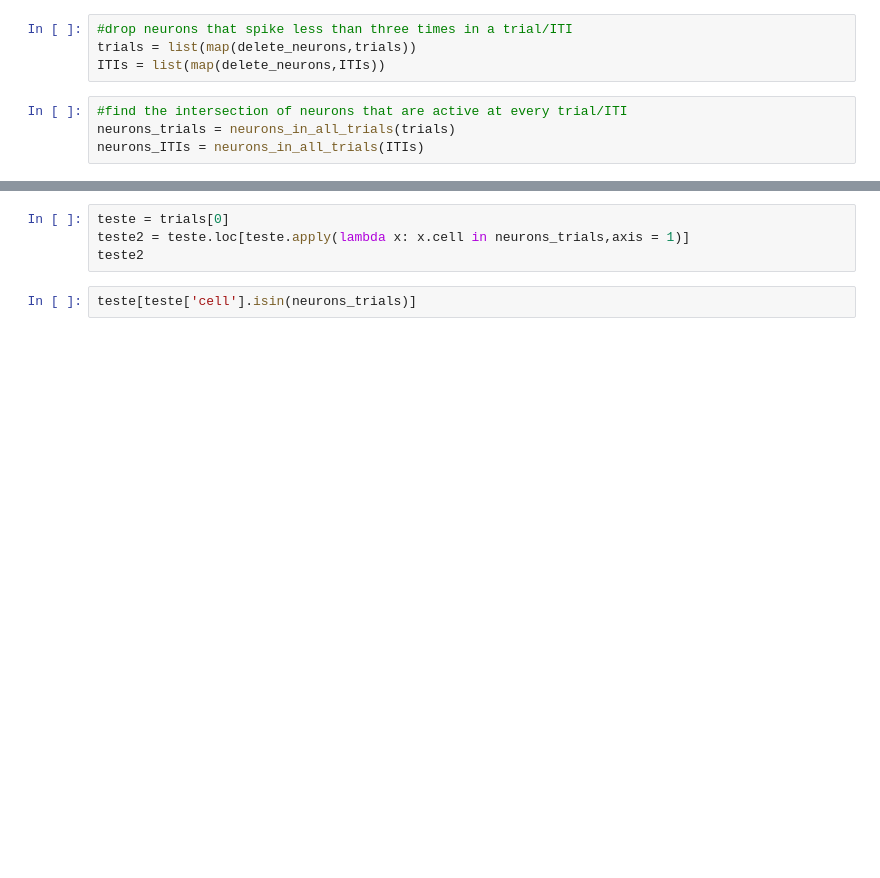
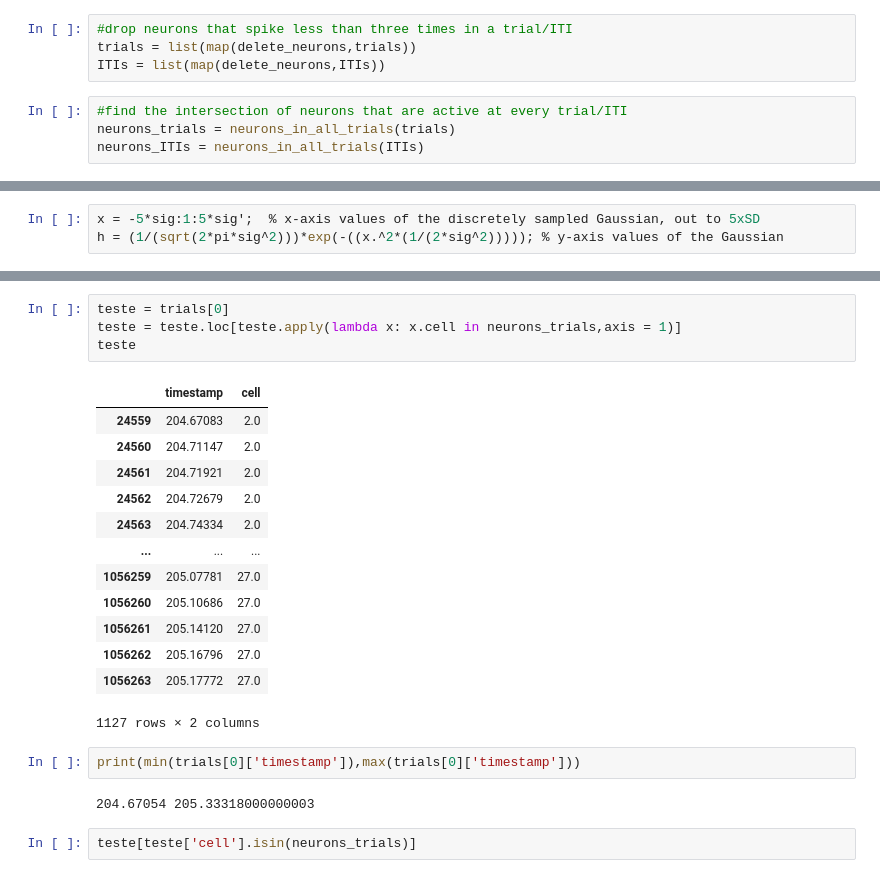
Before and after one commit to lfernandof/neural-pop-dynamics, a Jupyter notebook: projeto/revamping_code.ipynb, the cells around one changed output, grey strips where cells are left out. Saved outputs shown, nothing was run; the diff lists cells and outputs as text; blank space fills up the shorter version.

```diff
--- a/projeto/revamping_code.ipynb
+++ b/projeto/revamping_code.ipynb
@@ -296,0 +385,3 @@ array([ 2.,  5.,  9., 10., 15., 21., 22., 23., 25., 27.])
+# %%
+x = -5*sig:1:5*sig';  % x-axis values of the discretely sampled Gaussian, out to 5xSD
+h = (1/(sqrt(2*pi*sig^2)))*exp(-((x.^2*(1/(2*sig^2))))); % y-axis values of the Gaussian
@@ -297,7 +421,25 @@ array([ 2.,  5.,  9., 10., 15., 21., 22., 23., 25., 27.])
 # %%
 teste = trials[0]
-teste2 = teste.loc[teste.apply(lambda x: x.cell in neurons_trials,axis = 1)]
-teste2
+teste = teste.loc[teste.apply(lambda x: x.cell in neurons_trials,axis = 1)]
+teste
+# %% [output]
+|  | timestamp | cell |
+| 24559 | 204.67083 | 2.0 |
+| 24560 | 204.71147 | 2.0 |
+| 24561 | 204.71921 | 2.0 |
+| 24562 | 204.72679 | 2.0 |
+| 24563 | 204.74334 | 2.0 |
+| ... | ... | ... |
+| 1056259 | 205.07781 | 27.0 |
+| 1056260 | 205.10686 | 27.0 |
+| 1056261 | 205.14120 | 27.0 |
+| 1056262 | 205.16796 | 27.0 |
+| 1056263 | 205.17772 | 27.0 |
+1127 rows × 2 columns
+# %%
+print(min(trials[0]['timestamp']),max(trials[0]['timestamp']))
+# %% [output]
+204.67054 205.33318000000003
 # %%
 teste[teste['cell'].isin(neurons_trials)]
 # %% [output]
```
Also changed, not shown: parts of 25 cells of this notebook.
